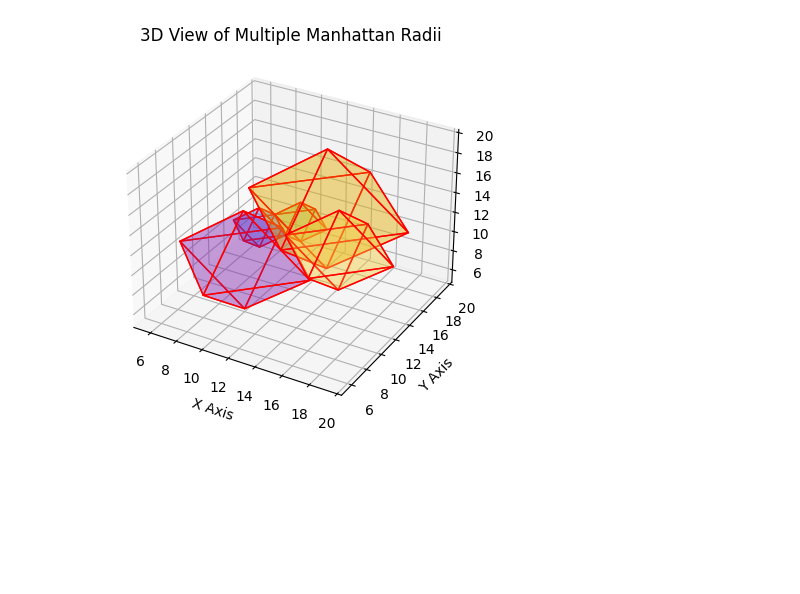
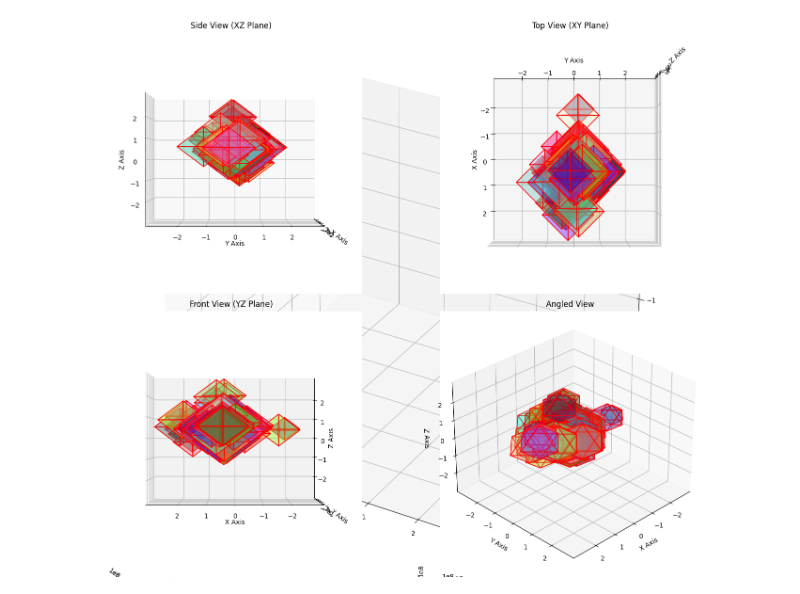
Before and after one commit to elichen/adventofcode, a Jupyter notebook: Day_23_Experimental_Emergency_Teleportation.ipynb, the cells around one changed output. Cells and saved outputs as stored; diff of their text form; code cells hidden in the pictures; blank space fills up the shorter version.

```diff
--- a/Day_23_Experimental_Emergency_Teleportation.ipynb
+++ b/Day_23_Experimental_Emergency_Teleportation.ipynb
@@ -18,7 +18,7 @@ pos=<14,14,14>, r=6
 pos=<50,50,50>, r=200
 pos=<10,10,10>, r=5""".split('\n')
 # %%
-# data = [x.rstrip() for x in open("input.txt").readlines()]
+data = [x.rstrip() for x in open("input.txt").readlines()]
 # %%
 # Define the function to parse the string data into a list of positions and radius values
 
@@ -139,59 +56,81 @@ final_data
 import matplotlib.pyplot as plt
 import numpy as np
 from mpl_toolkits.mplot3d.art3d import Poly3DCollection
 
-# Define a function to create vertices of an octahedron centered at (cx, cy, cz) with radius r
+# Plotting static side, top, front, and angled views of the octahedrons
+fig = plt.figure(figsize=(16, 12))
+ax = fig.add_subplot(111, projection='3d')
+
+# Side view (XZ plane)
+ax1 = fig.add_subplot(221, projection='3d')
+ax1.view_init(azim=0, elev=0)
+
+# Top view (XY plane)
+ax2 = fig.add_subplot(222, projection='3d')
+ax2.view_init(azim=0, elev=90)
+
+# Front view (YZ plane)
+ax3 = fig.add_subplot(223, projection='3d')
+ax3.view_init(azim=90, elev=0)
+
+# Angled view
+ax4 = fig.add_subplot(224, projection='3d')
+ax4.view_init(azim=45, elev=30)
+
 def create_octahedron_vertices(cx, cy, cz, r):
     return np.array([
         [cx + r, cy, cz], [cx - r, cy, cz],
         [cx, cy + r, cz], [cx, cy - r, cz],
         [cx, cy, cz + r], [cx, cy, cz - r]
     ])
 
-# Define the sides of the octahedron (triangles)
 def create_octahedron_faces(vertices):
     return [
         [vertices[0], vertices[2], vertices[4]],
         [vertices[0], vertices[3], vertices[4]],
         [vertices[0], vertices[3], vertices[5]],
         [vertices[0], vertices[2], vertices[5]],
         [vertices[1], vertices[2], vertices[4]],
         [vertices[1], vertices[3], vertices[4]],
         [vertices[1], vertices[3], vertices[5]],
         [vertices[1], vertices[2], vertices[5]]
     ]
 
-# List of positions and radii for the octahedrons
-octahedrons = [
-    ((10, 12, 12), 2),
-    ((12, 14, 12), 2),
-    ((16, 12, 12), 4),
-    ((14, 14, 14), 6),
-    ((10, 10, 10), 5)
-]
+# Function to add octahedrons to axes
+def add_octahedrons_to_axes(ax):
+    for pos, radius in parsed_data:
+        vertices = create_octahedron_vertices(*pos, radius)
+        faces = create_octahedron_faces(vertices)
+        poly3d = [list(map(lambda x: [x[0], x[1], x[2]], face)) for face in faces]
+        ax.add_collection3d(Poly3DCollection(poly3d, facecolors=np.random.rand(3,), linewidths=1, edgecolors='r', alpha=.25))
+        ax.set_xlim([-max_extent, max_extent])
+        ax.set_ylim([-max_extent, max_extent])
+        ax.set_zlim([-max_extent, max_extent])
+        ax.set_xlabel('X Axis')
+        ax.set_ylabel('Y Axis')
+        ax.set_zlabel('Z Axis')
 
-# Plot the octahedrons
-fig = plt.figure()
-ax = fig.add_subplot(111, projection='3d')
-
-for pos, radius in octahedrons:
-    vertices = create_octahedron_vertices(*pos, radius)
-    faces = create_octahedron_faces(vertices)
-
-    # Create a 3D polygon for each face
-    poly3d = [list(map(lambda x: [x[0], x[1], x[2]], face)) for face in faces]
-    ax.add_collection3d(Poly3DCollection(poly3d, facecolors=np.random.rand(3,), linewidths=1, edgecolors='r', alpha=.25))
-
-# Set limits and labels
-ax.set_xlim([5, 20])
-ax.set_ylim([5, 20])
-ax.set_zlim([5, 20])
+max_extent = max([max(np.abs(pos)) + radius for pos, radius in parsed_data])
+ax.set_xlim([-max_extent, max_extent])
+ax.set_ylim([-max_extent, max_extent])
+ax.set_zlim([-max_extent, max_extent])
 ax.set_xlabel('X Axis')
 ax.set_ylabel('Y Axis')
 ax.set_zlabel('Z Axis')
 
-# Show the plot
-plt.title('3D View of Multiple Manhattan Radii')
+# Add octahedrons to each subplot
+add_octahedrons_to_axes(ax1)
+add_octahedrons_to_axes(ax2)
+add_octahedrons_to_axes(ax3)
+add_octahedrons_to_axes(ax4)
+
+# Titles for each subplot
+ax1.set_title('Side View (XZ Plane)')
+ax2.set_title('Top View (XY Plane)')
+ax3.set_title('Front View (YZ Plane)')
+ax4.set_title('Angled View')
+
+plt.tight_layout()
 plt.show()
 # %% [output]
-[figure, old version]
+[figure, new version]
```
Also changed, not shown: parts of 5 cells of this notebook.
